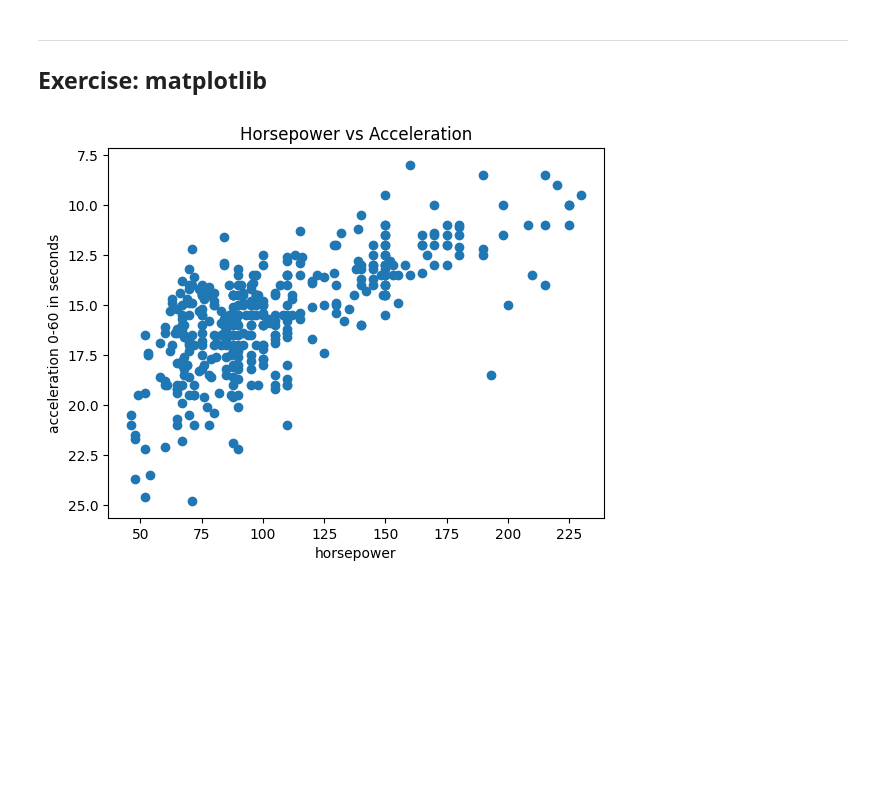
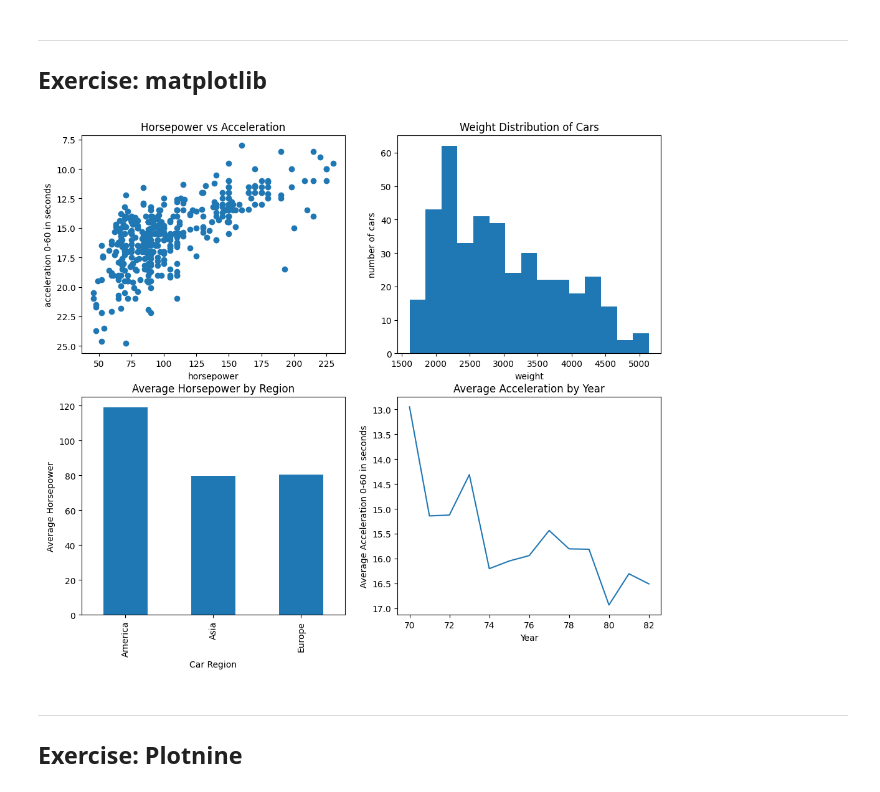
Before and after one commit to pomjoep/BDATA200, a Jupyter notebook: Quinn_E_BDATA200.ipynb, the cells around one changed output. Saved outputs shown, nothing was run; the diff lists cells and outputs as text; code cells hidden in the pictures; blank space fills up the shorter version.

Commit message:
matplotlib exercise done

```diff
--- a/Quinn_E_BDATA200.ipynb
+++ b/Quinn_E_BDATA200.ipynb
@@ -166,21 +113,42 @@ Max HP: 230.0, from the: pontiac grand prix
 # %%
 import matplotlib.pyplot as plt;
 import pandas as pd;
 
 auto = pd.read_csv("https://raw.githubusercontent.com/PedroBSB/BDATA200/refs/heads/main/Data/Auto.csv", na_values="?");
 
 
-fig, ax = plt.subplots();
-ax.scatter(auto["horsepower"], auto["acceleration"]);
-ax.set_xlabel("horsepower");
-ax.set_ylabel("acceleration 0-60 in seconds");
-ax.set_title("Horsepower vs Acceleration");
-ax.invert_yaxis();
+fig, ax = plt.subplots(nrows=2, ncols=2, figsize=(12, 10));
+ax[0, 0].scatter(auto["horsepower"], auto["acceleration"]);
+ax[0, 0].set_xlabel("horsepower");
+ax[0, 0].set_ylabel("acceleration 0-60 in seconds");
+ax[0, 0].set_title("Horsepower vs Acceleration");
+ax[0, 0].invert_yaxis();
+
+ax[0, 1].hist(auto["weight"], bins = 15);
+ax[0, 1].set_xlabel("weight");
+ax[0, 1].set_ylabel("number of cars");
+ax[0, 1].set_title("Weight Distribution of Cars");
+
+originDictionary = {
+    1: "America",
+    2: "Europe",
+    3: "Asia"
+};
+auto["origin"] = auto["origin"].replace(originDictionary);
+auto.groupby("origin")["horsepower"].mean().plot(kind="bar", ax = ax[1, 0]);
+ax[1, 0].set_ylabel("Average Horsepower");
+ax[1, 0].set_xlabel("Car Region");
+ax[1, 0].set_title("Average Horsepower by Region");
+
+auto.groupby("year")["acceleration"].mean().plot(kind="line", ax = ax[1, 1]);
+ax[1, 1].set_ylabel("Average Acceleration 0-60 in seconds");
+ax[1, 1].set_xlabel("Year");
+ax[1, 1].set_title("Average Acceleration by Year");
+ax[1, 1].invert_yaxis();
+
 plt.show();
-
-ax.hist(auto["weight"], bins = 15);
-ax.set_xlabel("weight");
-ax.set_ylabel("number of cars");
-ax.set_title("Weight Distribution of Cars");
 # %% [output]
-[figure, old version]
+[figure, new version]
+# %% [markdown]
+---
+## Exercise: Plotnine
```
Also changed, not shown: parts of 9 cells of this notebook, 1 other file.
